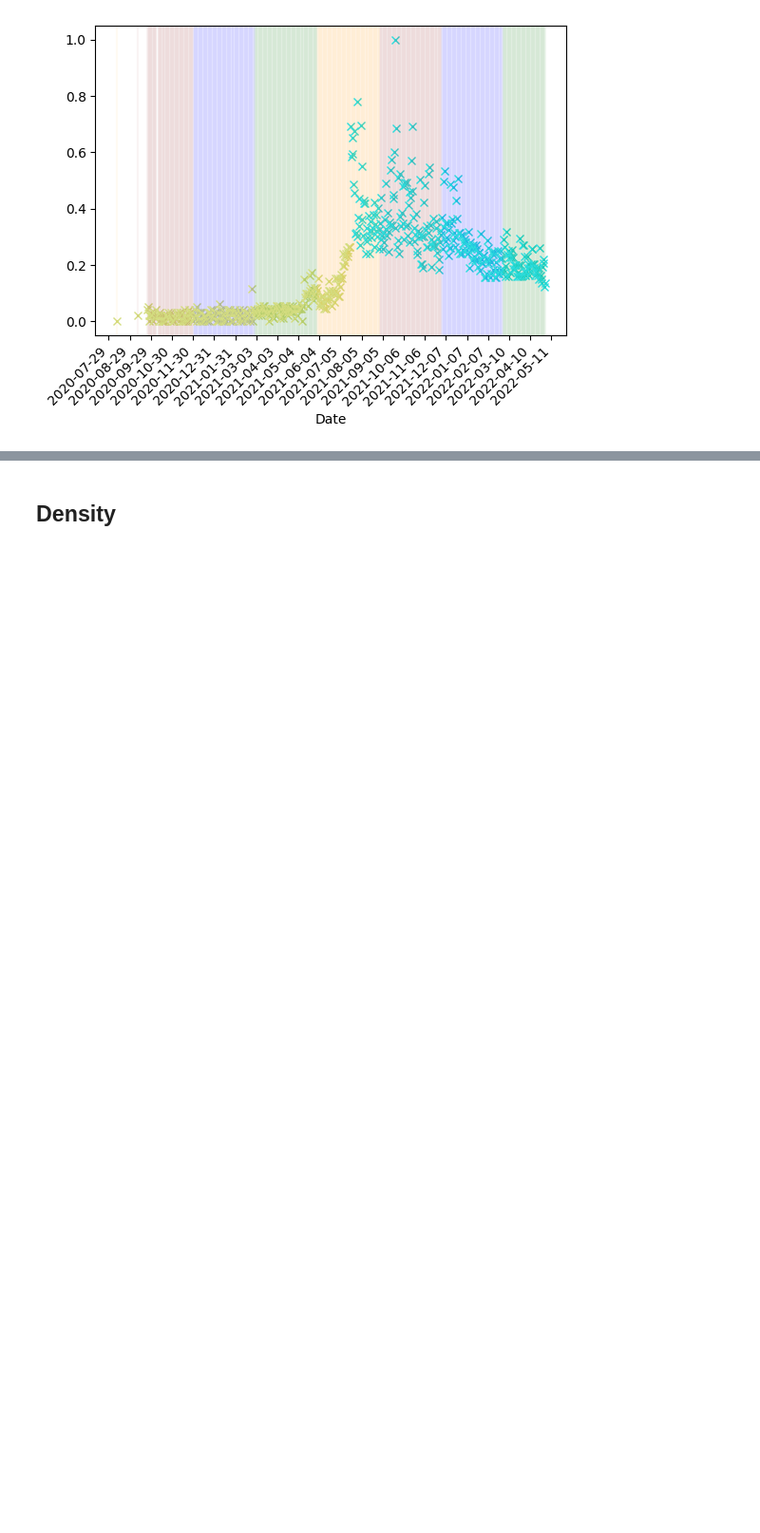
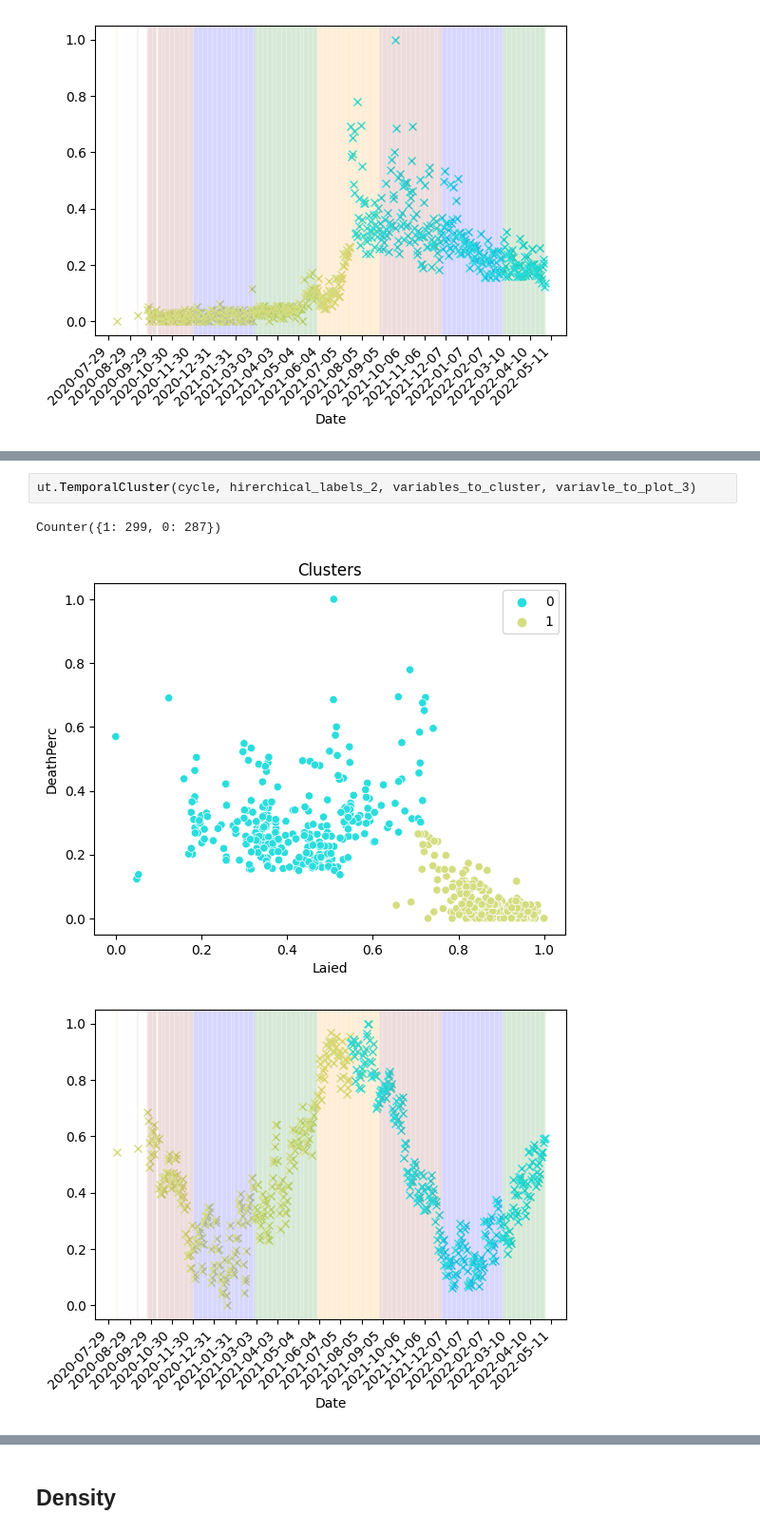
Before and after one commit to CanaliDavide/DASA--Project, a Jupyter notebook: DataAnalisysB_Cluster.ipynb, the cells around one changed output, grey strips where cells are left out. Shown at 95% size. Drawn from its saved outputs; the diff is of its cells as text; blank space fills up the shorter version.

```diff
--- a/DataAnalisysB_Cluster.ipynb
+++ b/DataAnalisysB_Cluster.ipynb
@@ -32,0 +35,6 @@ Counter({1: 299, 0: 287})
+# %%
+ut.TemporalCluster(cycle, hirerchical_labels_2, variables_to_cluster, variavle_to_plot_3)
+# %% [output]
+Counter({1: 299, 0: 287})
+[figure, added]
+[figure, added]
```
Also changed, not shown: parts of 13 cells of this notebook, 3 other files.
